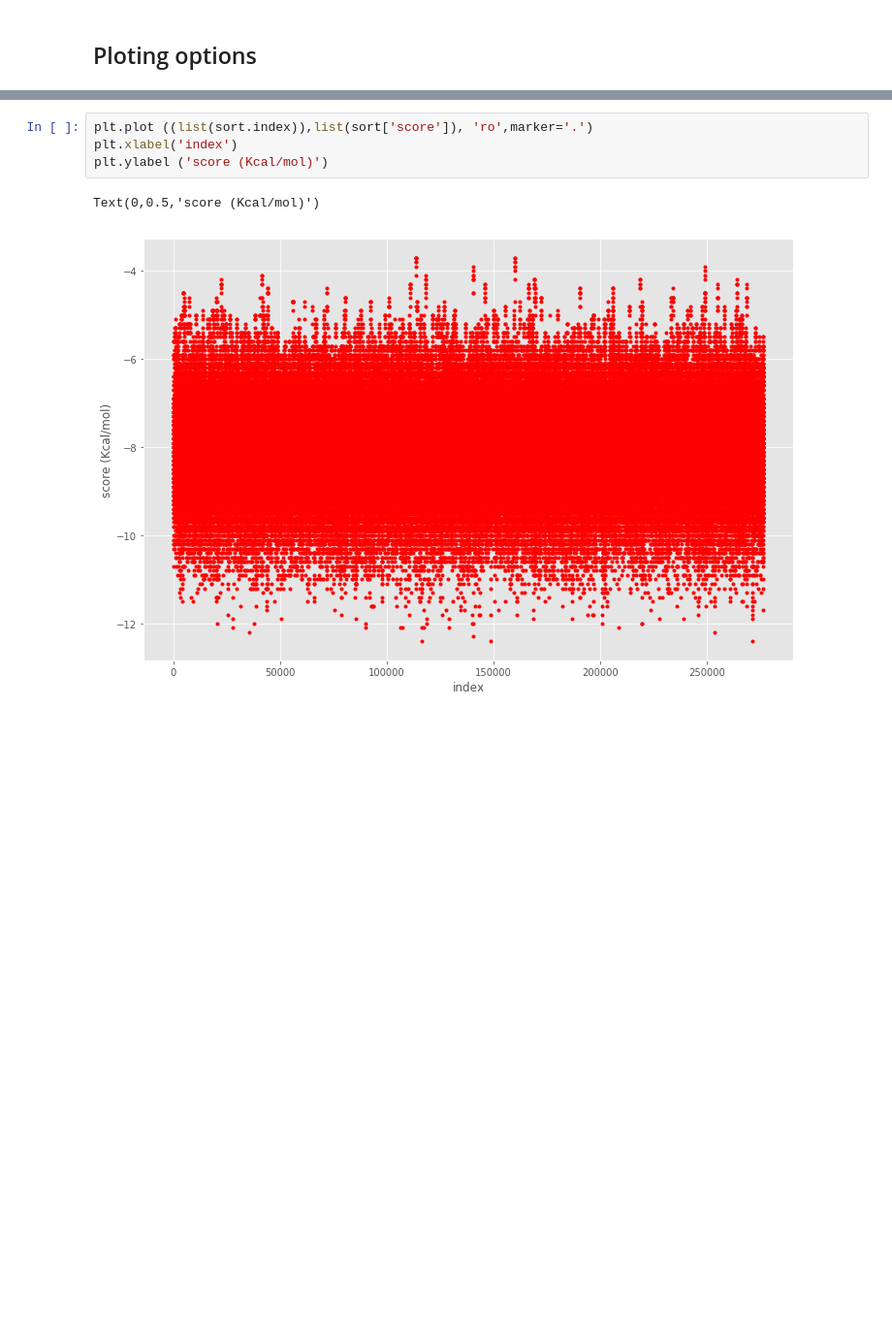
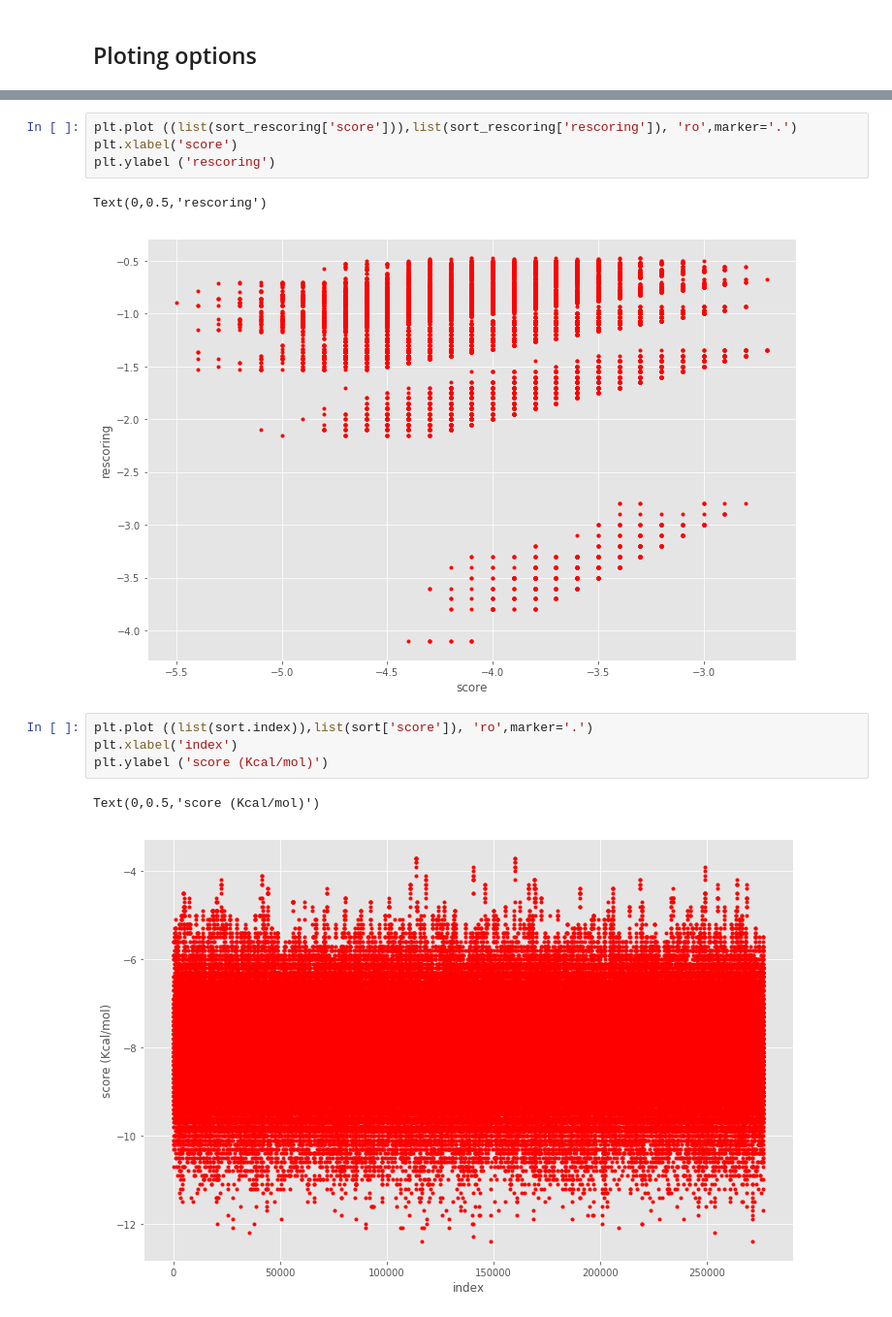
Before and after one commit to AngelRuizMoreno/Docking_analyzer_devel, a Jupyter notebook: Docking_analyzer/Notebooks/Docking_analizer_new_funtions.ipynb, the cells around one changed output, grey strips where cells are left out. Shown at 97% size. Cells and saved outputs as stored; diff of their text form; blank space fills up the shorter version.

```diff
--- a/Docking_analyzer/Notebooks/Docking_analizer_new_funtions.ipynb
+++ b/Docking_analyzer/Notebooks/Docking_analizer_new_funtions.ipynb
@@ -110,3 +122,10 @@ Text(0,0.5,'score (Kcal/mol)')
+# %%
+plt.plot ((list(sort_rescoring['score'])),list(sort_rescoring['rescoring']), 'ro',marker='.')
+plt.xlabel('score')
+plt.ylabel ('rescoring')
+# %% [output]
+Text(0,0.5,'rescoring')
+[figure, added]
 # %%
 plt.plot ((list(sort.index)),list(sort['score']), 'ro',marker='.')
 plt.xlabel('index')
```
Also changed, not shown: parts of 5 cells of this notebook.
